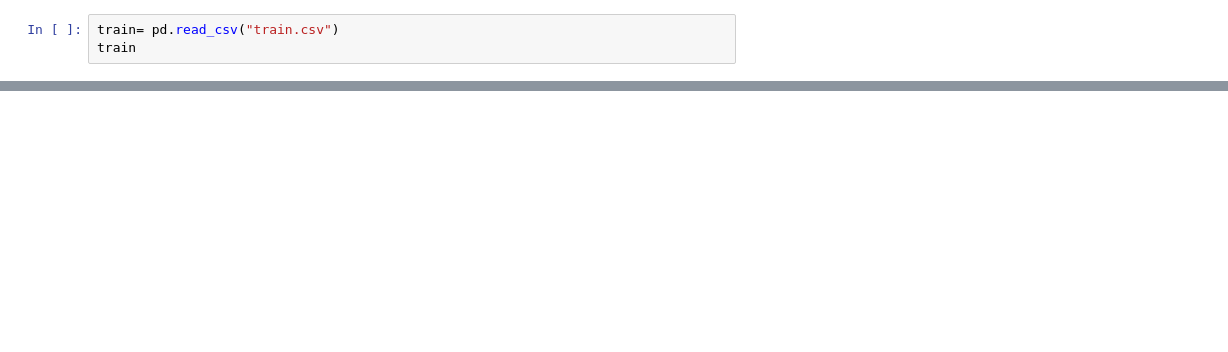
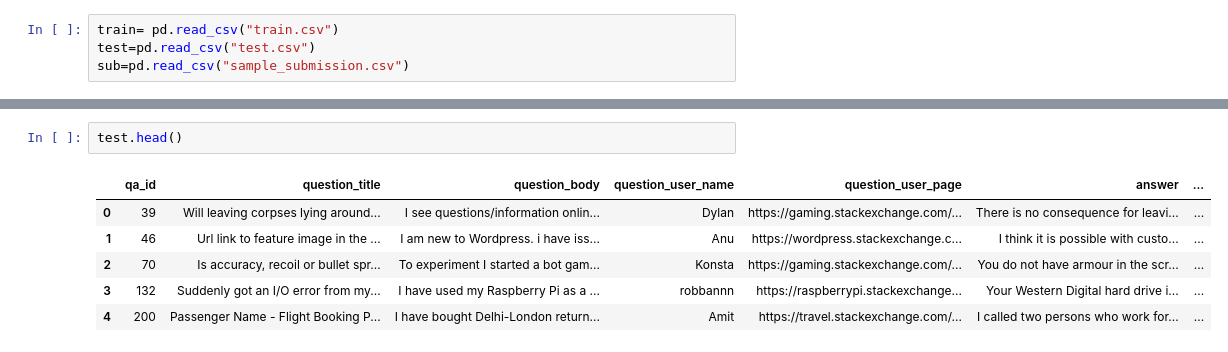
Before and after one commit to Data-Intelligence-Bootcamp/Yeseul_project, a Jupyter notebook: Google QUEST Q&A Labeling_Yeseul.ipynb, the cells around one changed output, grey strips where cells are left out. Drawn from its saved outputs; the diff is of its cells as text; blank space fills up the shorter version.

Commit message:
DEC_8_start_analysis

```diff
--- a/Google QUEST Q&A Labeling_Yeseul.ipynb
+++ b/Google QUEST Q&A Labeling_Yeseul.ipynb
@@ -4,3 +91,4 @@ import numpy as np
 # %%
 train= pd.read_csv("train.csv")
-train
+test=pd.read_csv("test.csv")
+sub=pd.read_csv("sample_submission.csv")
@@ -25,0 +105,9 @@ train
+# %%
+test.head()
+# %% [output]
+|  | qa_id | question_title | question_body | question_user_name | question_user_page | answer | ... |
+| 0 | 39 | Will leaving corpses lying around... | I see questions/information onlin... | Dylan | https://gaming.stackexchange.com/... | There is no consequence for leavi... | ... |
+| 1 | 46 | Url link to feature image in the ... | I am new to Wordpress. i have iss... | Anu | https://wordpress.stackexchange.c... | I think it is possible with custo... | ... |
+| 2 | 70 | Is accuracy, recoil or bullet spr... | To experiment I started a bot gam... | Konsta | https://gaming.stackexchange.com/... | You do not have armour in the scr... | ... |
+| 3 | 132 | Suddenly got an I/O error from my... | I have used my Raspberry Pi as a ... | robbannn | https://raspberrypi.stackexchange... | Your Western Digital hard drive i... | ... |
+| 4 | 200 | Passenger Name - Flight Booking P... | I have bought Delhi-London return... | Amit | https://travel.stackexchange.com/... | I called two persons who work for... | ... |
```
Also changed, not shown: parts of 24 cells of this notebook.
